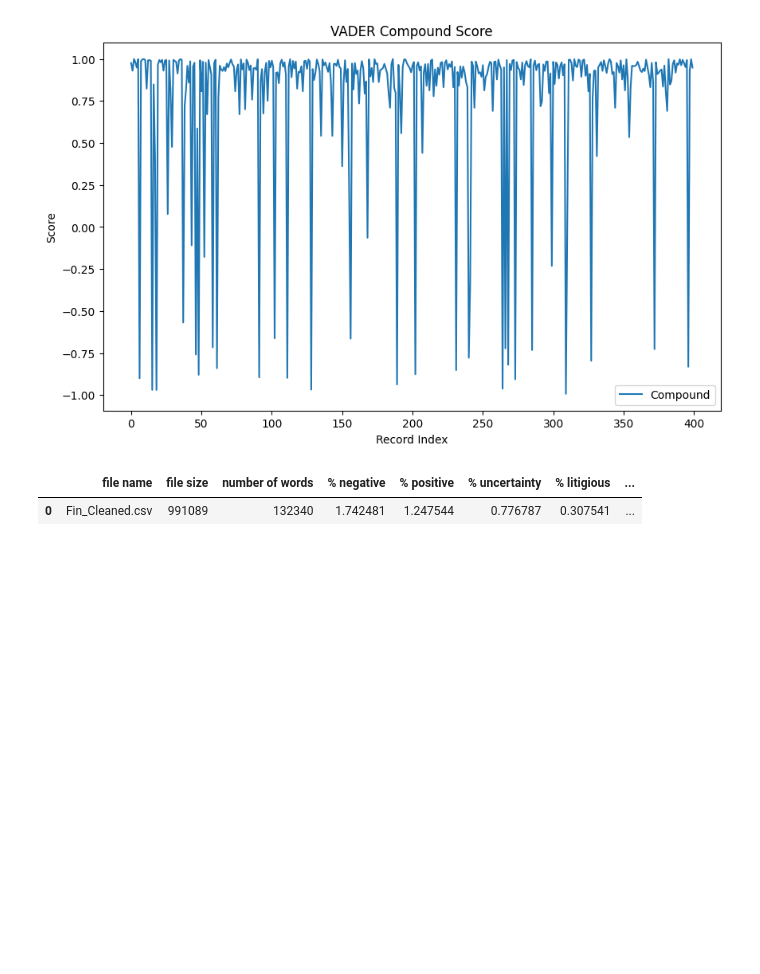
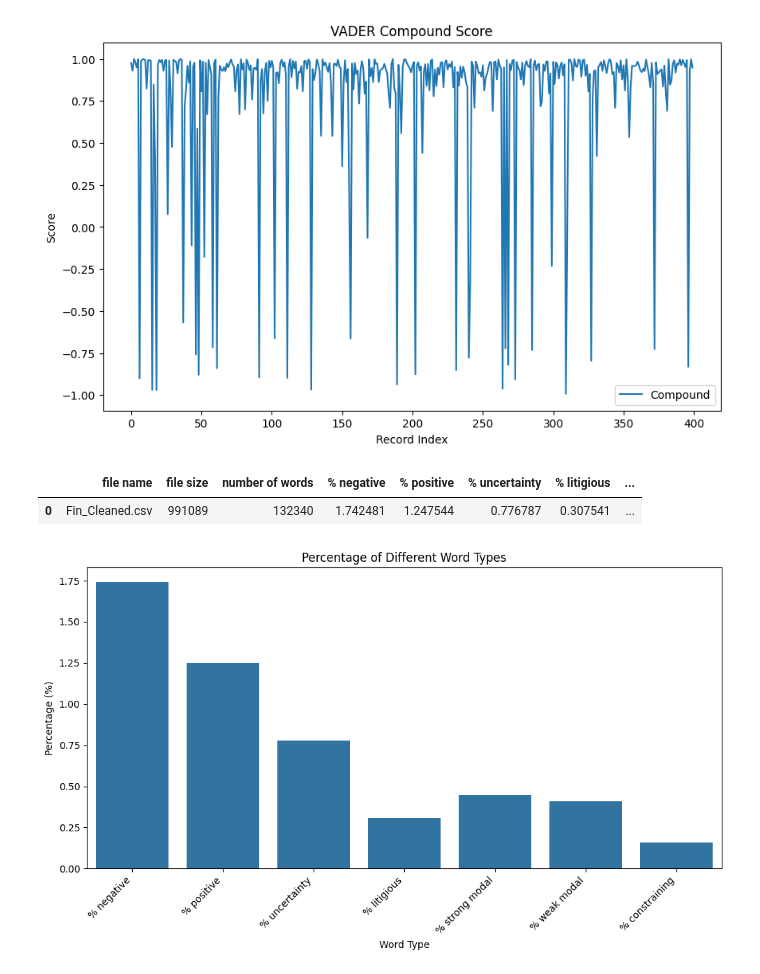
Before and after one commit to rnribeiro/NLP_FEUP, a Jupyter notebook: main.ipynb, the cells around one changed output. Drawn from its saved outputs; the diff is of its cells as text; code cells hidden in the pictures; blank space fills up the shorter version.

Commit message:
added plot

```diff
--- a/main.ipynb
+++ b/main.ipynb
@@ -325,3 +325,23 @@ lm_scores
 # %% [output]
 |  | file name | file size | number of words | % negative | % positive | % uncertainty | % litigious | ... |
 | 0 | Fin_Cleaned.csv | 991089 | 132340 | 1.742481 | 1.247544 | 0.776787 | 0.307541 | ... |
+# %%
+import pandas as pd
+import matplotlib.pyplot as plt
+import seaborn as sns
+
+# Extract relevant columns for plotting
+plot_data = lm_scores.iloc[:, 3:10].transpose()
+plot_data.columns = lm_scores["file name"]
+
+# Plotting
+plt.figure(figsize=(10, 6))
+sns.barplot(x=plot_data.index, y=plot_data.iloc[:, 0])
+plt.title("Percentage of Different Word Types")
+plt.xlabel("Word Type")
+plt.ylabel("Percentage (%)")
+plt.xticks(rotation=45, ha="right")
+plt.tight_layout()
+plt.show()
+# %% [output]
+[figure, added]
```
Also changed, not shown: 1 other file.
